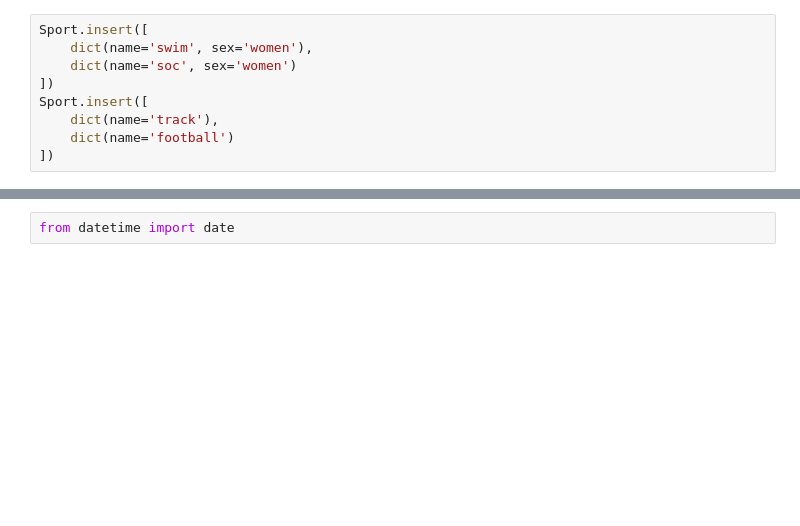
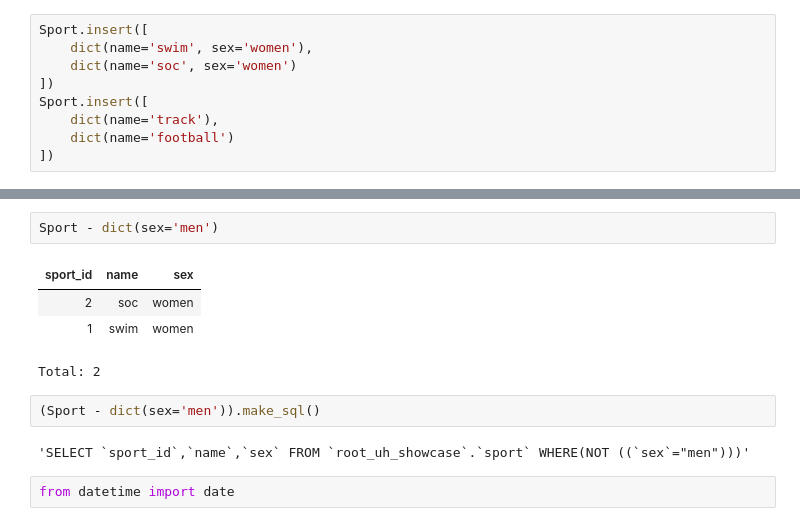
Before and after one commit to guzman-raphael/uh-demo, a Jupyter notebook: notebook/DataJoint_Intro.ipynb, the cells around one changed output, grey strips where cells are left out. Drawn from its saved outputs; the diff is of its cells as text; blank space fills up the shorter version.

```diff
--- a/notebook/DataJoint_Intro.ipynb
+++ b/notebook/DataJoint_Intro.ipynb
@@ -47,3 +83,14 @@ Sport()
+# %%
+Sport - dict(sex='men')
+# %% [output]
+| sport_id | name | sex |
+| 2 | soc | women |
+| 1 | swim | women |
+Total: 2
+# %%
+(Sport - dict(sex='men')).make_sql()
+# %% [output]
+'SELECT `sport_id`,`name`,`sex` FROM `root_uh_showcase`.`sport` WHERE(NOT ((`sex`="men")))'
 # %%
 from datetime import date
 # %%
```
Also changed, not shown: parts of 34 cells of this notebook, 9 other files.
